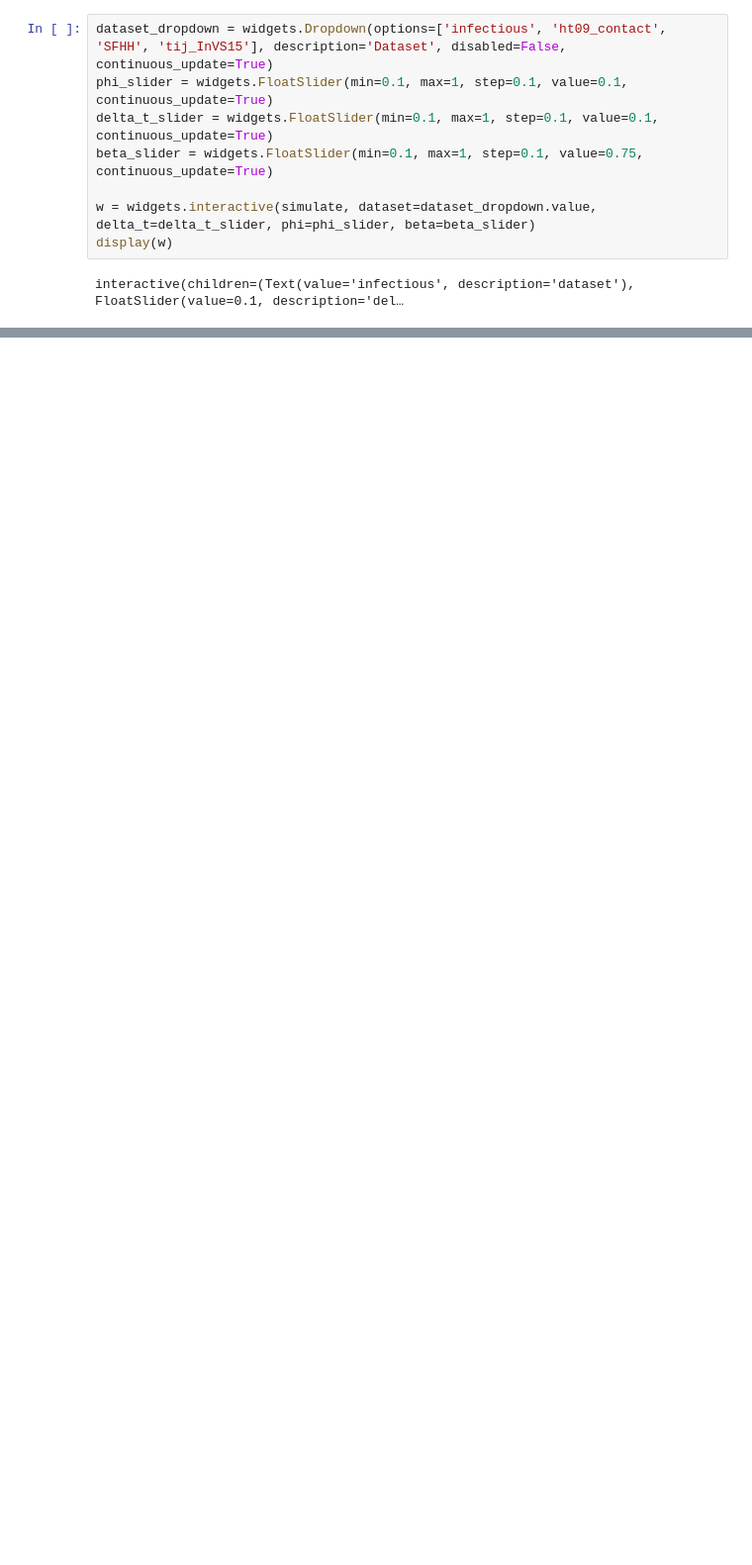
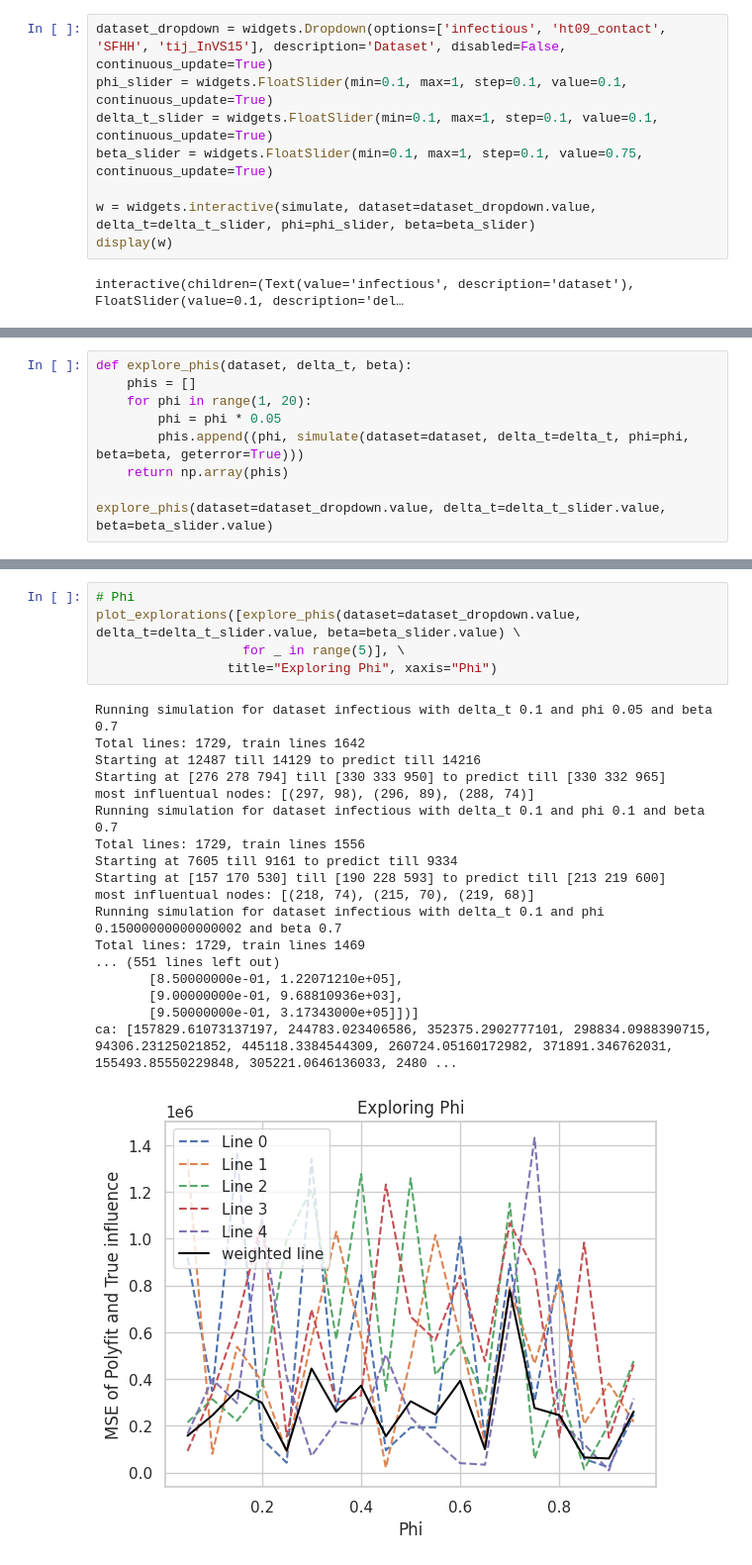
Before and after one commit to rkochar/temporal-network-influence-estimation, a Jupyter notebook: notebooks/hyperparam_plots.ipynb, the cells around one changed output, grey strips where cells are left out. Shown: that part at 99% size. Drawn from its saved outputs; the diff is of its cells as text; blank space fills up the shorter version.

```diff
--- a/notebooks/hyperparam_plots.ipynb
+++ b/notebooks/hyperparam_plots.ipynb
@@ -281,0 +283,9 @@ most influentual nodes: [(219, 96), (196, 82), (200, 75)]
+# %%
+def explore_phis(dataset, delta_t, beta):
+    phis = []
+    for phi in range(1, 20):
+        phi = phi * 0.05
+        phis.append((phi, simulate(dataset=dataset, delta_t=delta_t, phi=phi, beta=beta, geterror=True)))
+    return np.array(phis)
+
+explore_phis(dataset=dataset_dropdown.value, delta_t=delta_t_slider.value, beta=beta_slider.value)
@@ -281,0 +421,24 @@ most influentual nodes: [(219, 96), (196, 82), (200, 75)]
+# %%
+# Phi
+plot_explorations([explore_phis(dataset=dataset_dropdown.value, delta_t=delta_t_slider.value, beta=beta_slider.value) \
+                   for _ in range(5)], \
+                 title="Exploring Phi", xaxis="Phi")
+# %% [output]
+Running simulation for dataset infectious with delta_t 0.1 and phi 0.05 and beta 0.7
+Total lines: 1729, train lines 1642
+Starting at 12487 till 14129 to predict till 14216
+Starting at [276 278 794] till [330 333 950] to predict till [330 332 965]
+most influentual nodes: [(297, 98), (296, 89), (288, 74)]
+Running simulation for dataset infectious with delta_t 0.1 and phi 0.1 and beta 0.7
+Total lines: 1729, train lines 1556
+Starting at 7605 till 9161 to predict till 9334
+Starting at [157 170 530] till [190 228 593] to predict till [213 219 600]
+most influentual nodes: [(218, 74), (215, 70), (219, 68)]
+Running simulation for dataset infectious with delta_t 0.1 and phi 0.15000000000000002 and beta 0.7
+Total lines: 1729, train lines 1469
+... (551 lines left out)
+       [8.50000000e-01, 1.22071210e+05],
+       [9.00000000e-01, 9.68810936e+03],
+       [9.50000000e-01, 3.17343000e+05]])]
+ca: [157829.61073137197, 244783.023406586, 352375.2902777101, 298834.0988390715, 94306.23125021852, 445118.3384544309, 260724.05160172982, 371891.346762031, 155493.85550229848, 305221.0646136033, 2480 ...
+[figure, added]
```
Also changed, not shown: parts of 8 cells of this notebook.
